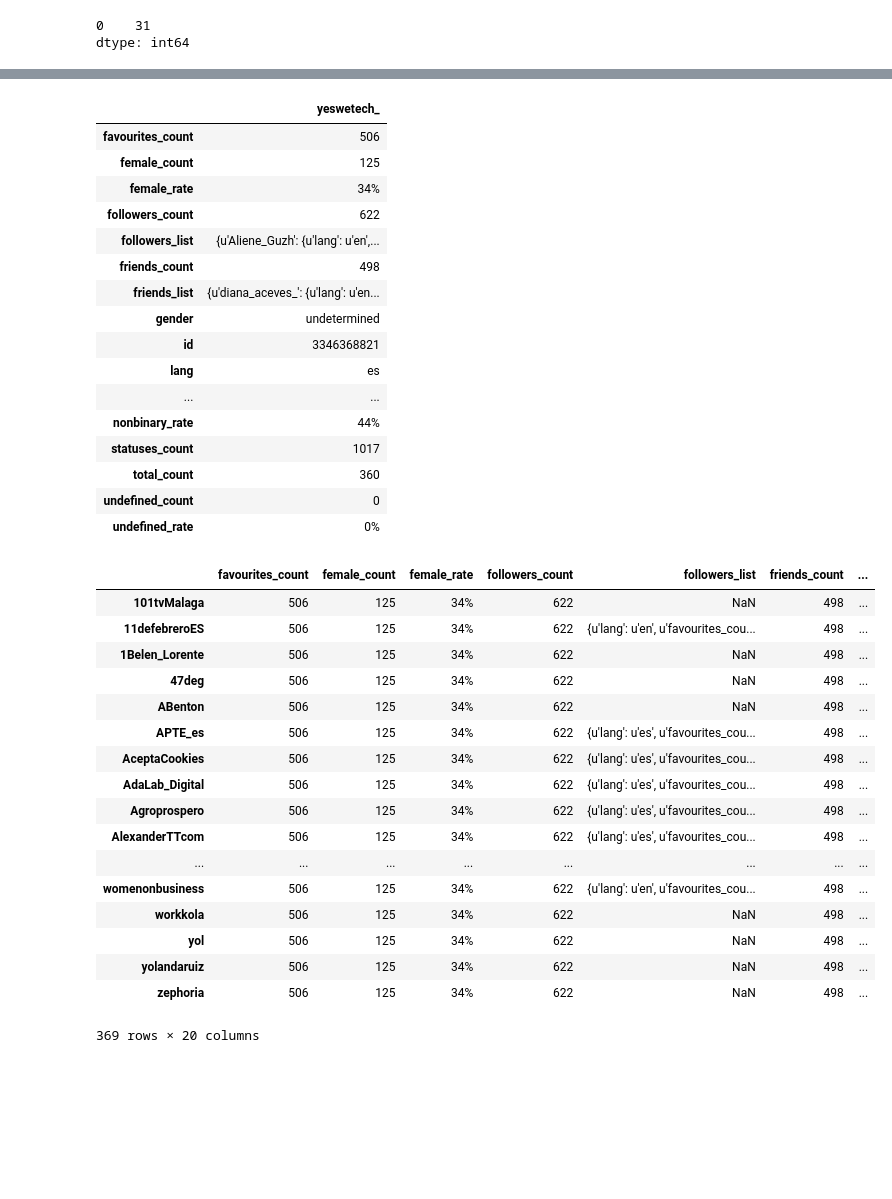
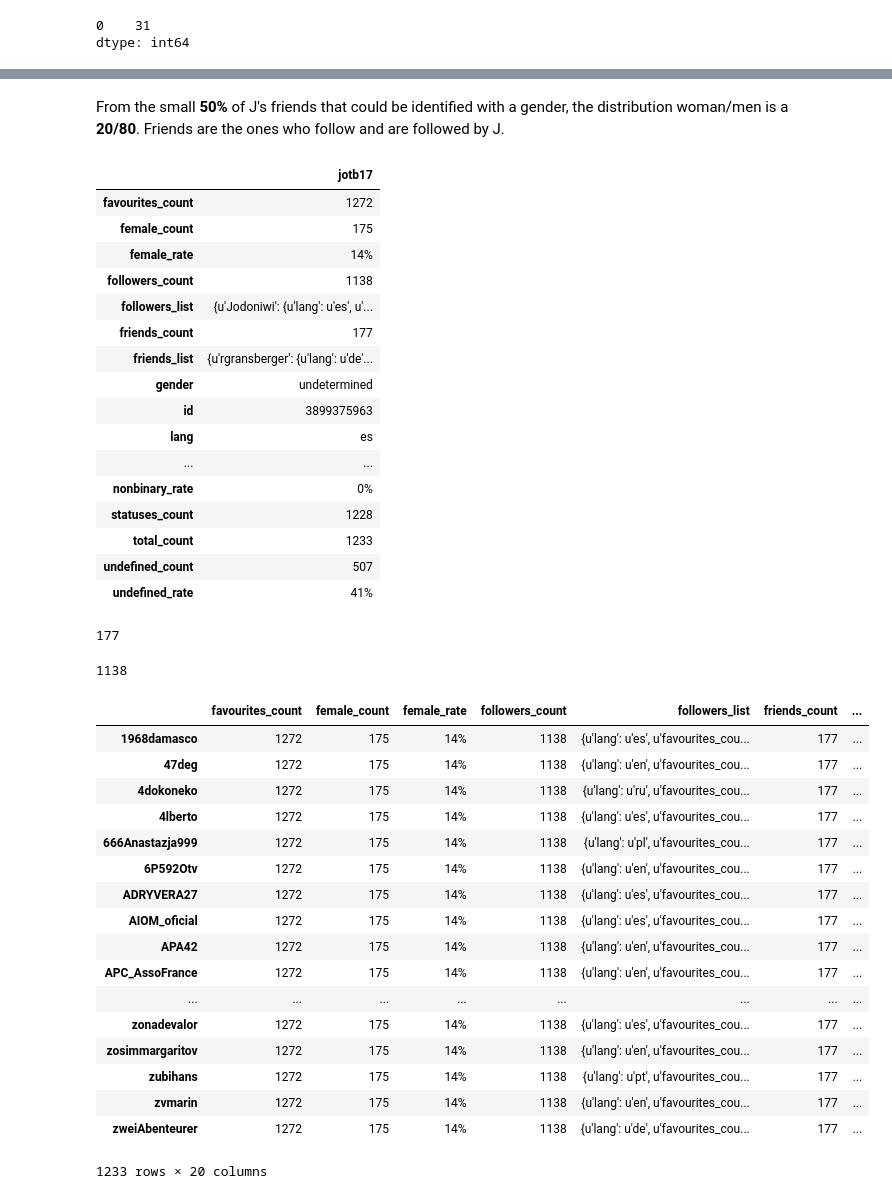
Before and after one commit to YesWeTech/whoIsJ, a Jupyter notebook: scripts/Analysis.ipynb, the cells around one changed output, grey strips where cells are left out. Cells and saved outputs as stored; diff of their text form; code cells hidden in the pictures; blank space fills up the shorter version.

```diff
--- a/scripts/Analysis.ipynb
+++ b/scripts/Analysis.ipynb
@@ -174,46 +184,61 @@ run index.py yeswetech_
+# %% [markdown]
+From the small **50%** of J's friends that could be identified with a gender, the distribution woman/men is a **20/80**. Friends are the ones who follow and are followed by J.
 # %%
-whoisj = pd.read_json('../out/yeswetech_.json', orient = 'columns')
+whoisj = pd.read_json('../out/jotb17.json', orient = 'columns')
+whoisj['jotb17']['female_rate']
+whoisj['jotb17']['male_rate']
+whoisj['jotb17']['nonbinary_rate']
 whoisj
 # %% [output]
-|  | yeswetech_ |
-| favourites_count | 506 |
-| female_count | 125 |
-| female_rate | 34% |
-| followers_count | 622 |
-| followers_list | {u'Aliene_Guzh': {u'lang': u'en',... |
-| friends_count | 498 |
-| friends_list | {u'diana_aceves_': {u'lang': u'en... |
+|  | jotb17 |
+| favourites_count | 1272 |
+| female_count | 175 |
+| female_rate | 14% |
+| followers_count | 1138 |
+| followers_list | {u'Jodoniwi': {u'lang': u'es', u'... |
+| friends_count | 177 |
+| friends_list | {u'rgransberger': {u'lang': u'de'... |
 | gender | undetermined |
-| id | 3346368821 |
+| id | 3899375963 |
 | lang | es |
 | ... | ... |
-| nonbinary_rate | 44% |
-| statuses_count | 1017 |
-| total_count | 360 |
-| undefined_count | 0 |
-| undefined_rate | 0% |
+| nonbinary_rate | 0% |
+| statuses_count | 1228 |
+| total_count | 1233 |
+| undefined_count | 507 |
+| undefined_rate | 41% |
+# %%
+friends_total = whoisj['jotb17']['friends_count']
+friends_total
+# %% [output]
+177
+# %%
+followers_total = whoisj['jotb17']['followers_count']
+followers_total
+# %% [output]
+1138
 # %%
-people = pd.read_json(whoisj['yeswetech_'].to_json())
+people = pd.read_json(whoisj['jotb17'].to_json())
 people
 # %% [output]
 |  | favourites_count | female_count | female_rate | followers_count | followers_list | friends_count | ... |
-| 101tvMalaga | 506 | 125 | 34% | 622 | NaN | 498 | ... |
-| 11defebreroES | 506 | 125 | 34% | 622 | {u'lang': u'en', u'favourites_cou... | 498 | ... |
-| 1Belen_Lorente | 506 | 125 | 34% | 622 | NaN | 498 | ... |
-| 47deg | 506 | 125 | 34% | 622 | NaN | 498 | ... |
-| ABenton | 506 | 125 | 34% | 622 | NaN | 498 | ... |
-| APTE_es | 506 | 125 | 34% | 622 | {u'lang': u'es', u'favourites_cou... | 498 | ... |
-| AceptaCookies | 506 | 125 | 34% | 622 | {u'lang': u'es', u'favourites_cou... | 498 | ... |
-| AdaLab_Digital | 506 | 125 | 34% | 622 | {u'lang': u'es', u'favourites_cou... | 498 | ... |
-| Agroprospero | 506 | 125 | 34% | 622 | {u'lang': u'es', u'favourites_cou... | 498 | ... |
-| AlexanderTTcom | 506 | 125 | 34% | 622 | {u'lang': u'es', u'favourites_cou... | 498 | ... |
+| 1968damasco | 1272 | 175 | 14% | 1138 | {u'lang': u'es', u'favourites_cou... | 177 | ... |
+| 47deg | 1272 | 175 | 14% | 1138 | {u'lang': u'en', u'favourites_cou... | 177 | ... |
+| 4dokoneko | 1272 | 175 | 14% | 1138 | {u'lang': u'ru', u'favourites_cou... | 177 | ... |
+| 4lberto | 1272 | 175 | 14% | 1138 | {u'lang': u'es', u'favourites_cou... | 177 | ... |
+| 666Anastazja999 | 1272 | 175 | 14% | 1138 | {u'lang': u'pl', u'favourites_cou... | 177 | ... |
+| 6P592Otv | 1272 | 175 | 14% | 1138 | {u'lang': u'en', u'favourites_cou... | 177 | ... |
+| ADRYVERA27 | 1272 | 175 | 14% | 1138 | {u'lang': u'es', u'favourites_cou... | 177 | ... |
+| AIOM_oficial | 1272 | 175 | 14% | 1138 | {u'lang': u'es', u'favourites_cou... | 177 | ... |
+| APA42 | 1272 | 175 | 14% | 1138 | {u'lang': u'en', u'favourites_cou... | 177 | ... |
+| APC_AssoFrance | 1272 | 175 | 14% | 1138 | {u'lang': u'en', u'favourites_cou... | 177 | ... |
 | ... | ... | ... | ... | ... | ... | ... | ... |
-| womenonbusiness | 506 | 125 | 34% | 622 | {u'lang': u'en', u'favourites_cou... | 498 | ... |
-| workkola | 506 | 125 | 34% | 622 | NaN | 498 | ... |
-| yol | 506 | 125 | 34% | 622 | NaN | 498 | ... |
-| yolandaruiz | 506 | 125 | 34% | 622 | NaN | 498 | ... |
-| zephoria | 506 | 125 | 34% | 622 | NaN | 498 | ... |
+| zonadevalor | 1272 | 175 | 14% | 1138 | {u'lang': u'es', u'favourites_cou... | 177 | ... |
+| zosimmargaritov | 1272 | 175 | 14% | 1138 | {u'lang': u'en', u'favourites_cou... | 177 | ... |
+| zubihans | 1272 | 175 | 14% | 1138 | {u'lang': u'pt', u'favourites_cou... | 177 | ... |
+| zvmarin | 1272 | 175 | 14% | 1138 | {u'lang': u'en', u'favourites_cou... | 177 | ... |
+| zweiAbenteurer | 1272 | 175 | 14% | 1138 | {u'lang': u'de', u'favourites_cou... | 177 | ... |
-369 rows × 20 columns
+1233 rows × 20 columns
 # %%
 followers = pd.read_json(people['followers_list'].to_json(), orient = 'index')
 followers
```
Also changed, not shown: parts of 42 cells of this notebook.
